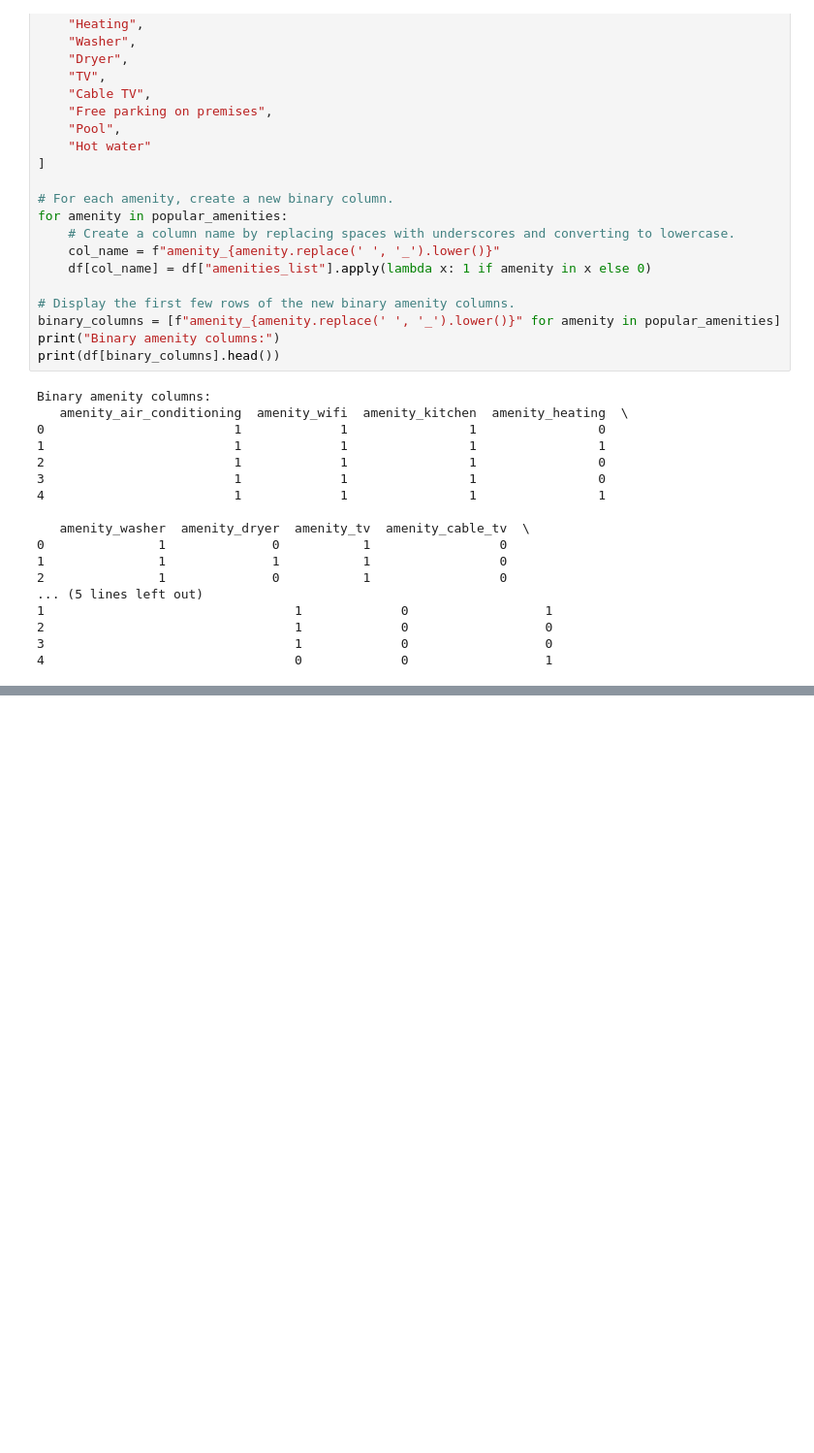
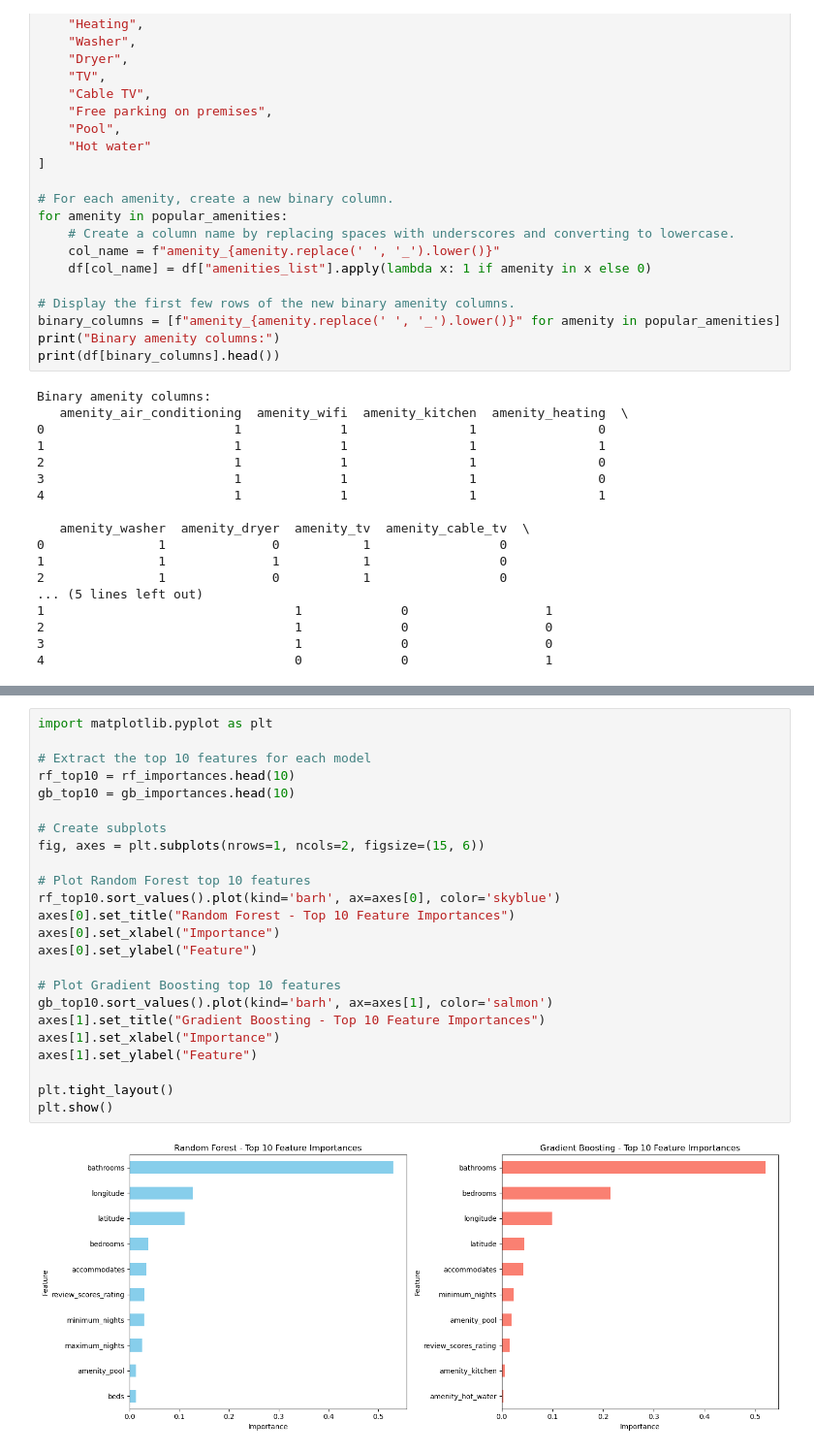
Before and after one commit to CarsenEssing/Essing_ML_Assignment2, a Jupyter notebook: Essing Machine Learning Assignment 2.ipynb, the cells around one changed output, grey strips where cells are left out. Shown at 97% size. Cells and saved outputs as stored; diff of their text form; blank space fills up the shorter version.

Commit message:
Finished models for 1st dataset

```diff
--- a/Essing Machine Learning Assignment 2.ipynb
+++ b/Essing Machine Learning Assignment 2.ipynb
@@ -423,0 +401,26 @@ Random Forest training and prediction time: 10.11430811882019
+# %%
+import matplotlib.pyplot as plt
+
+# Extract the top 10 features for each model
+rf_top10 = rf_importances.head(10)
+gb_top10 = gb_importances.head(10)
+
+# Create subplots
+fig, axes = plt.subplots(nrows=1, ncols=2, figsize=(15, 6))
+
+# Plot Random Forest top 10 features
+rf_top10.sort_values().plot(kind='barh', ax=axes[0], color='skyblue')
+axes[0].set_title("Random Forest - Top 10 Feature Importances")
+axes[0].set_xlabel("Importance")
+axes[0].set_ylabel("Feature")
+
+# Plot Gradient Boosting top 10 features
+gb_top10.sort_values().plot(kind='barh', ax=axes[1], color='salmon')
+axes[1].set_title("Gradient Boosting - Top 10 Feature Importances")
+axes[1].set_xlabel("Importance")
+axes[1].set_ylabel("Feature")
+
+plt.tight_layout()
+plt.show()
+# %% [output]
+[figure, added]
```
Also changed, not shown: parts of 35 cells of this notebook.
